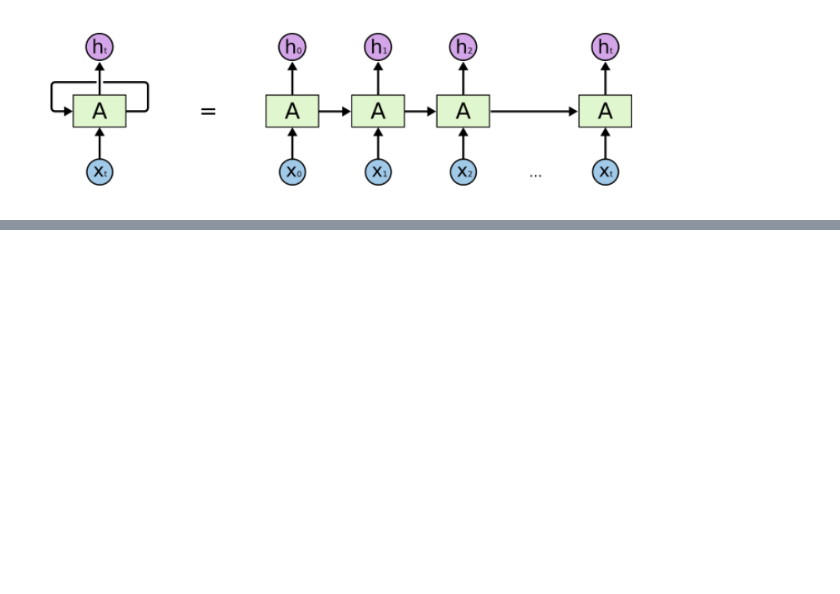
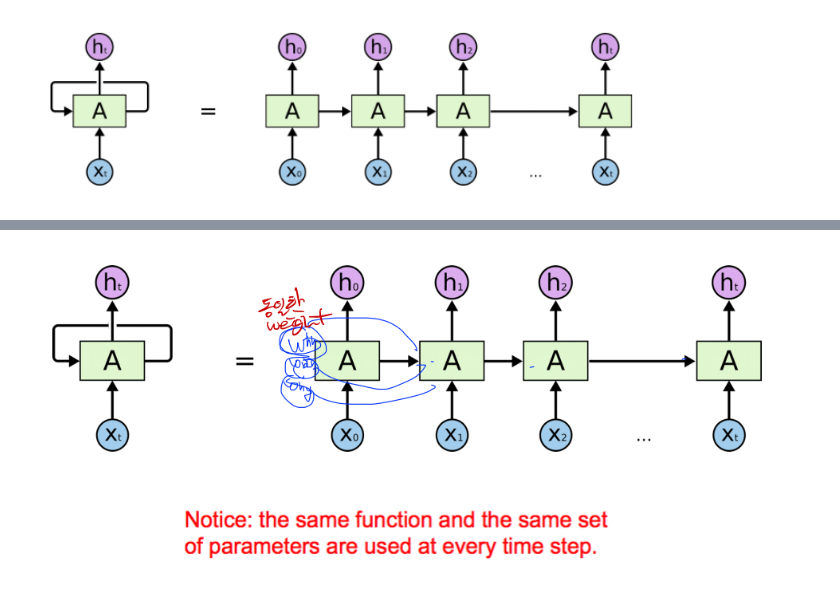
Before and after one commit to byungjun0689/DataScience, a Jupyter notebook: 9. Study wtih JJak/2. Deep Learning/0511_CNN_RNN/RNN.ipynb, the cells around one changed output, grey strips where cells are left out. Saved outputs shown, nothing was run; the diff lists cells and outputs as text; code cells hidden in the pictures; blank space fills up the shorter version.

```diff
--- a/9. Study wtih JJak/2. Deep Learning/0511_CNN_RNN/RNN.ipynb
+++ b/9. Study wtih JJak/2. Deep Learning/0511_CNN_RNN/RNN.ipynb
@@ -32,0 +48,4 @@ Image(filename="img/2.PNG", width=600)
+# %%
+Image(filename="img/RNN/3.PNG") # 전체동일한 Weight값을 가진다. W_hh, W_xh, W_hy
+# %% [output]
+[figure, added]
```
Also changed, not shown: parts of 11 cells of this notebook, 4 other files.
